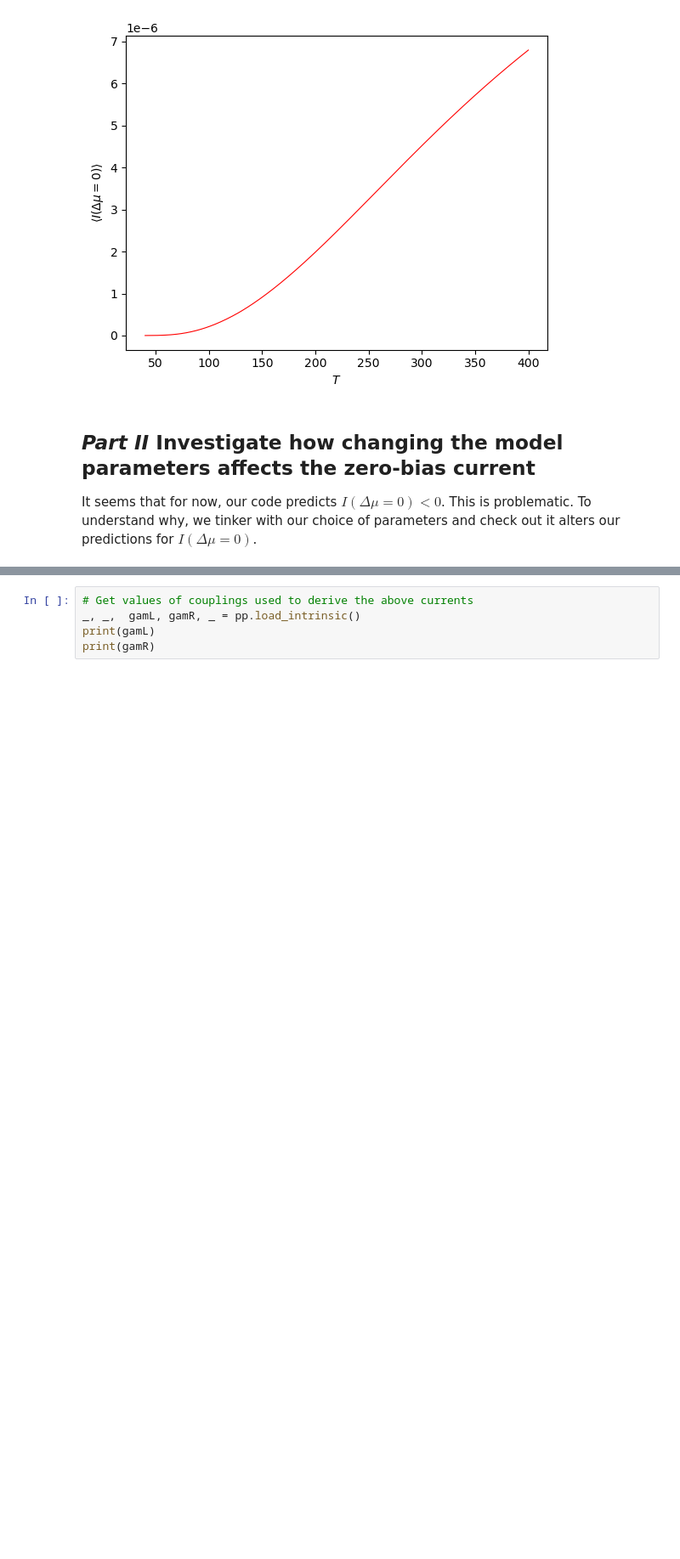
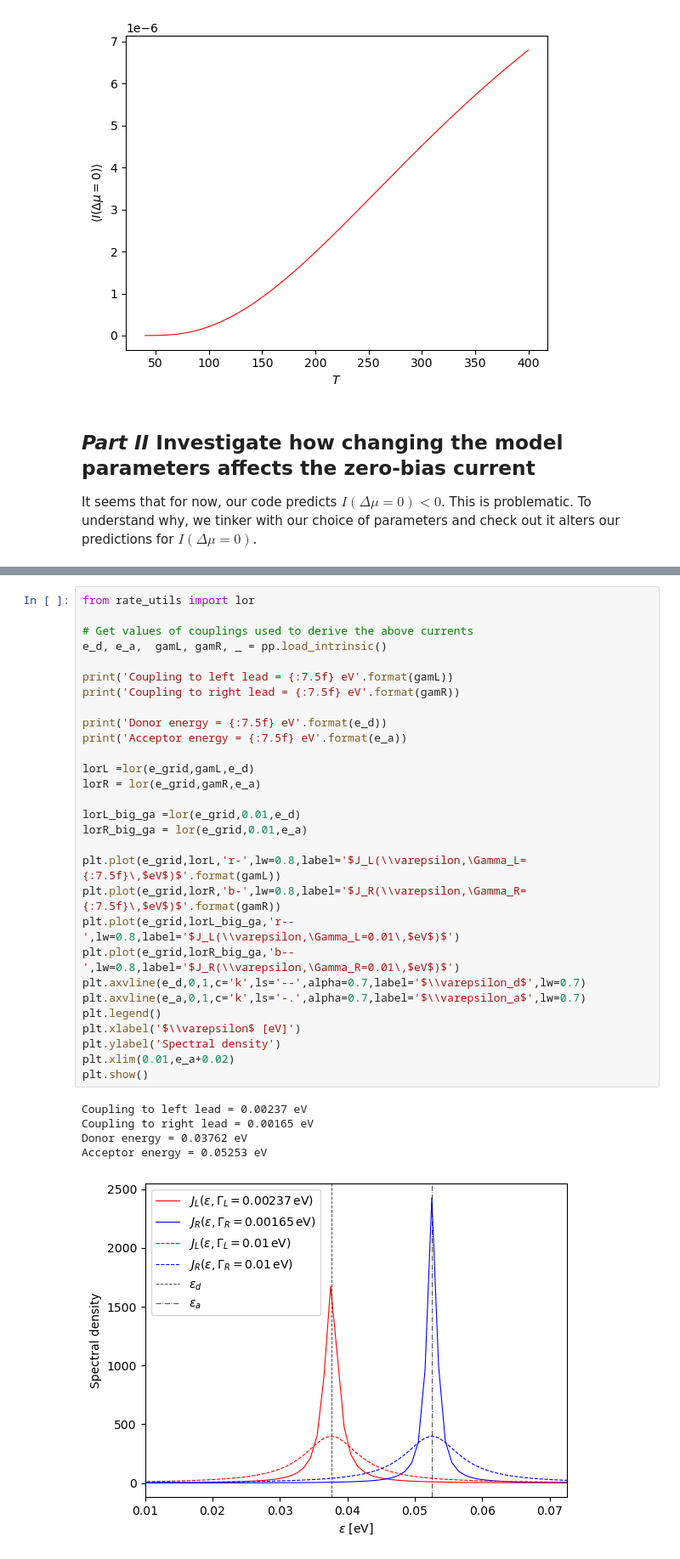
Before and after one commit to ngastellu/spin_boson_2lvl_current, a Jupyter notebook: I_0bias.ipynb, the cells around one changed output, grey strips where cells are left out. Shown at 85% size. Cells and saved outputs as stored; diff of their text form; blank space fills up the shorter version.

```diff
--- a/I_0bias.ipynb
+++ b/I_0bias.ipynb
@@ -191,5 +190,35 @@ It seems that for now, our code predicts $I(\Delta\mu = 0) < 0$. This is problem
-# %%
-# Get values of couplings used to derive the above currents
-_, _,  gamL, gamR, _ = pp.load_intrinsic()
-print(gamL)
-print(gamR)
+# %%
+from rate_utils import lor
+
+# Get values of couplings used to derive the above currents
+e_d, e_a,  gamL, gamR, _ = pp.load_intrinsic()
+
+print('Coupling to left lead = {:7.5f} eV'.format(gamL))
+print('Coupling to right lead = {:7.5f} eV'.format(gamR))
+
+print('Donor energy = {:7.5f} eV'.format(e_d))
+print('Acceptor energy = {:7.5f} eV'.format(e_a))
+
+lorL =lor(e_grid,gamL,e_d)
+lorR = lor(e_grid,gamR,e_a)
+
+lorL_big_ga =lor(e_grid,0.01,e_d)
+lorR_big_ga = lor(e_grid,0.01,e_a)
+
+plt.plot(e_grid,lorL,'r-',lw=0.8,label='$J_L(\\varepsilon,\Gamma_L={:7.5f}\,$eV$)$'.format(gamL))
+plt.plot(e_grid,lorR,'b-',lw=0.8,label='$J_R(\\varepsilon,\Gamma_R={:7.5f}\,$eV$)$'.format(gamR))
+plt.plot(e_grid,lorL_big_ga,'r--',lw=0.8,label='$J_L(\\varepsilon,\Gamma_L=0.01\,$eV$)$')
+plt.plot(e_grid,lorR_big_ga,'b--',lw=0.8,label='$J_R(\\varepsilon,\Gamma_R=0.01\,$eV$)$')
+plt.axvline(e_d,0,1,c='k',ls='--',alpha=0.7,label='$\\varepsilon_d$',lw=0.7)
+plt.axvline(e_a,0,1,c='k',ls='-.',alpha=0.7,label='$\\varepsilon_a$',lw=0.7)
+plt.legend()
+plt.xlabel('$\\varepsilon$ [eV]')
+plt.ylabel('Spectral density')
+plt.xlim(0.01,e_a+0.02)
+plt.show()
+# %% [output]
+Coupling to left lead = 0.00237 eV
+Coupling to right lead = 0.00165 eV
+Donor energy = 0.03762 eV
+Acceptor energy = 0.05253 eV
+[figure, added]
```
Also changed, not shown: parts of 13 cells of this notebook, 1 other file.
